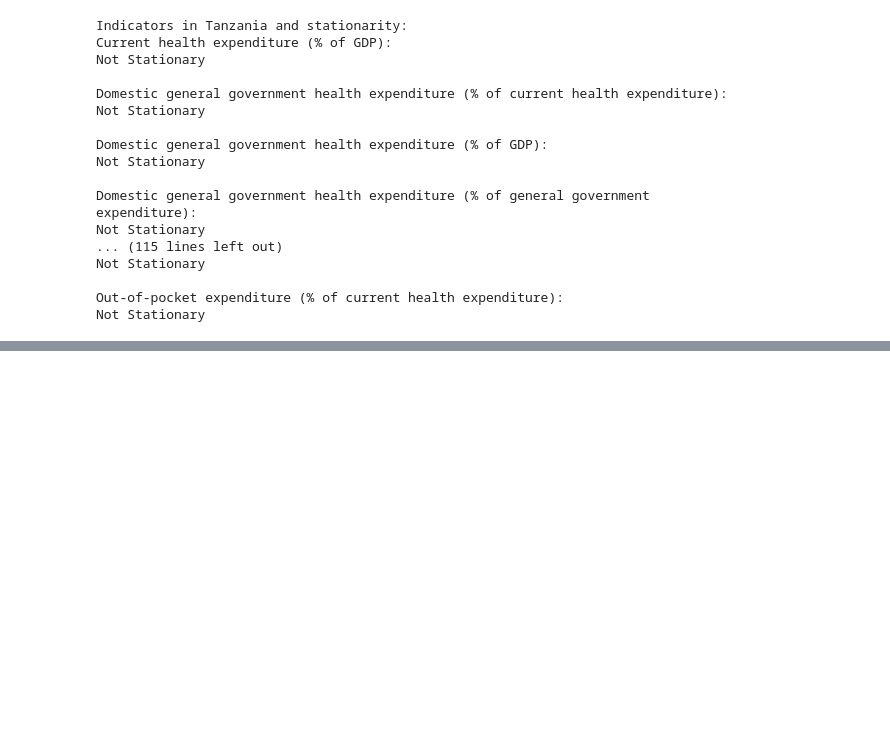
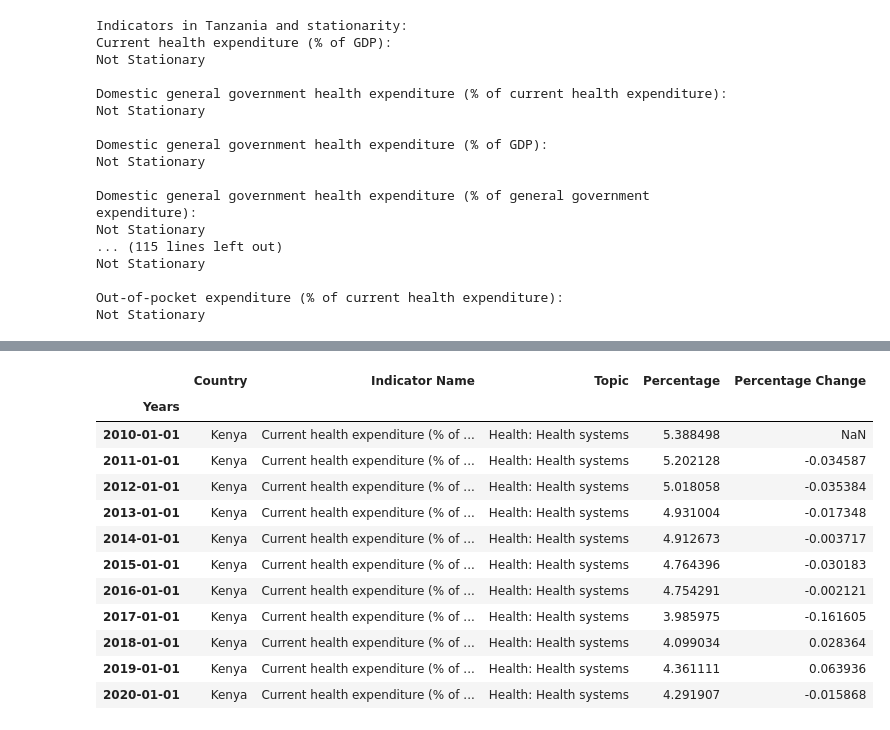
Before and after one commit to AdnanK1/east-african-dvlp-indicators, a Jupyter notebook: index.ipynb, the cells around one changed output, grey strips where cells are left out. Cells and saved outputs as stored; diff of their text form; code cells hidden in the pictures; blank space fills up the shorter version.

```diff
--- a/index.ipynb
+++ b/index.ipynb
@@ -355,0 +496,16 @@ Not Stationary
+# %%
+countries['Kenya']['Current health expenditure (% of GDP)']
+# %% [output]
+|  | Country | Indicator Name | Topic | Percentage | Percentage Change |
+| Years |  |  |  |  |  |
+| 2010-01-01 | Kenya | Current health expenditure (% of ... | Health: Health systems | 5.388498 | NaN |
+| 2011-01-01 | Kenya | Current health expenditure (% of ... | Health: Health systems | 5.202128 | -0.034587 |
+| 2012-01-01 | Kenya | Current health expenditure (% of ... | Health: Health systems | 5.018058 | -0.035384 |
+| 2013-01-01 | Kenya | Current health expenditure (% of ... | Health: Health systems | 4.931004 | -0.017348 |
+| 2014-01-01 | Kenya | Current health expenditure (% of ... | Health: Health systems | 4.912673 | -0.003717 |
+| 2015-01-01 | Kenya | Current health expenditure (% of ... | Health: Health systems | 4.764396 | -0.030183 |
+| 2016-01-01 | Kenya | Current health expenditure (% of ... | Health: Health systems | 4.754291 | -0.002121 |
+| 2017-01-01 | Kenya | Current health expenditure (% of ... | Health: Health systems | 3.985975 | -0.161605 |
+| 2018-01-01 | Kenya | Current health expenditure (% of ... | Health: Health systems | 4.099034 | 0.028364 |
+| 2019-01-01 | Kenya | Current health expenditure (% of ... | Health: Health systems | 4.361111 | 0.063936 |
+| 2020-01-01 | Kenya | Current health expenditure (% of ... | Health: Health systems | 4.291907 | -0.015868 |
```
Also changed, not shown: parts of 22 cells of this notebook.
